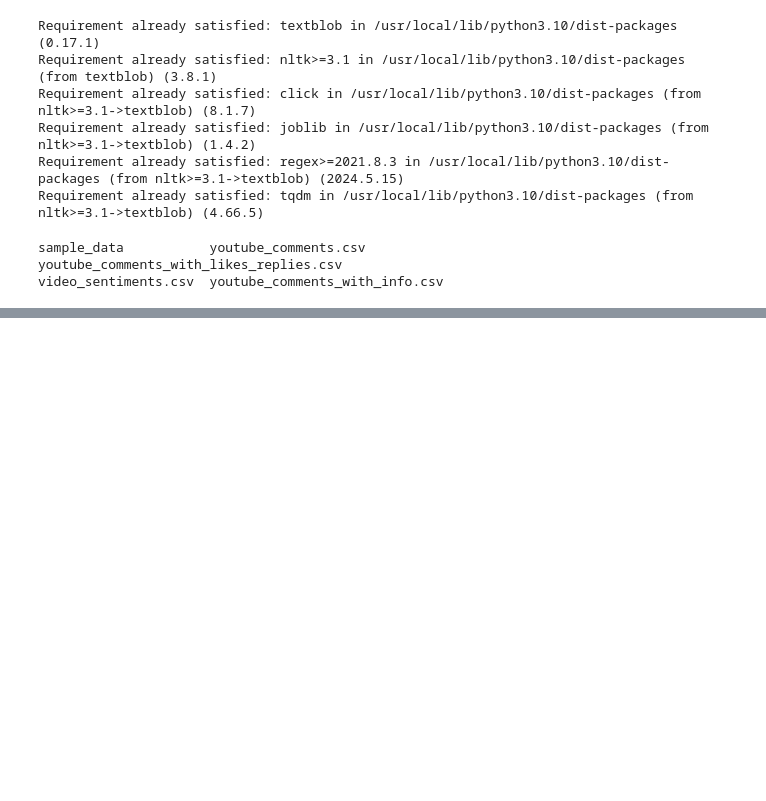
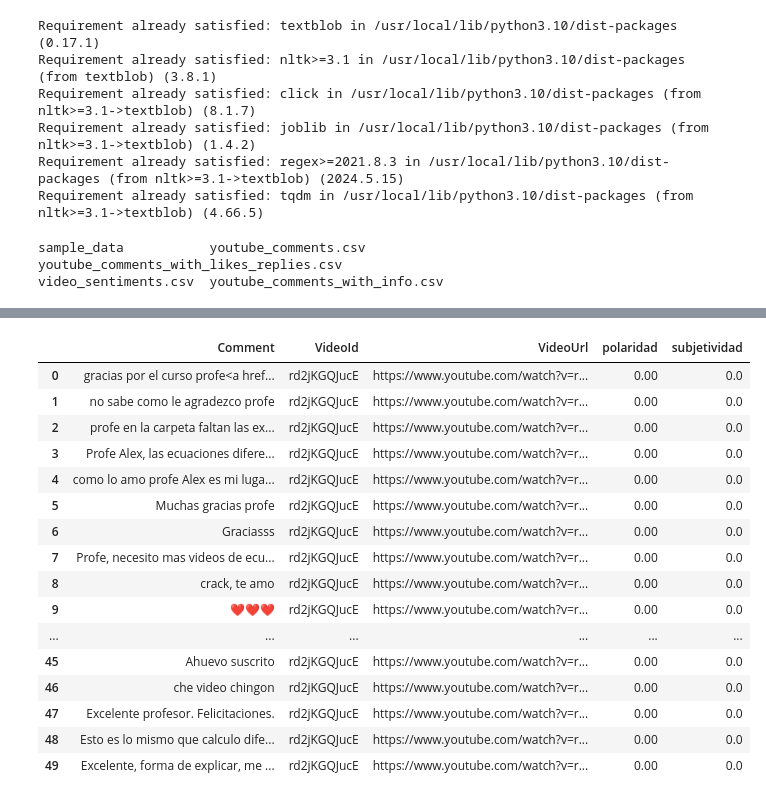
Before and after one commit to EHN8829/DUPD_FINAL, a Jupyter notebook: DUPD_FINAL.ipynb, the cells around one changed output, grey strips where cells are left out. Cells and saved outputs as stored; diff of their text form; code cells hidden in the pictures; blank space fills up the shorter version.

```diff
--- a/DUPD_FINAL.ipynb
+++ b/DUPD_FINAL.ipynb
@@ -1226,3 +1240,23 @@ FileNotFoundError: [Errno 2] No such file or directory: 'comments_data1.csv'
+# %%
+df.head(50)
+# %% [output]
+|  | Comment | VideoId | VideoUrl | polaridad | subjetividad |
+| 0 | gracias por el curso profe<a href... | rd2jKGQJucE | https://www.youtube.com/watch?v=r... | 0.00 | 0.0 |
+| 1 | no sabe como le agradezco profe | rd2jKGQJucE | https://www.youtube.com/watch?v=r... | 0.00 | 0.0 |
+| 2 | profe en la carpeta faltan las ex... | rd2jKGQJucE | https://www.youtube.com/watch?v=r... | 0.00 | 0.0 |
+| 3 | Profe Alex, las ecuaciones difere... | rd2jKGQJucE | https://www.youtube.com/watch?v=r... | 0.00 | 0.0 |
+| 4 | como lo amo profe Alex es mi luga... | rd2jKGQJucE | https://www.youtube.com/watch?v=r... | 0.00 | 0.0 |
+| 5 | Muchas gracias profe | rd2jKGQJucE | https://www.youtube.com/watch?v=r... | 0.00 | 0.0 |
+| 6 | Graciasss | rd2jKGQJucE | https://www.youtube.com/watch?v=r... | 0.00 | 0.0 |
+| 7 | Profe, necesito mas videos de ecu... | rd2jKGQJucE | https://www.youtube.com/watch?v=r... | 0.00 | 0.0 |
+| 8 | crack, te amo | rd2jKGQJucE | https://www.youtube.com/watch?v=r... | 0.00 | 0.0 |
+| 9 | ❤❤❤ | rd2jKGQJucE | https://www.youtube.com/watch?v=r... | 0.00 | 0.0 |
+| ... | ... | ... | ... | ... | ... |
+| 45 | Ahuevo suscrito | rd2jKGQJucE | https://www.youtube.com/watch?v=r... | 0.00 | 0.0 |
+| 46 | che video chingon | rd2jKGQJucE | https://www.youtube.com/watch?v=r... | 0.00 | 0.0 |
+| 47 | Excelente profesor. Felicitaciones. | rd2jKGQJucE | https://www.youtube.com/watch?v=r... | 0.00 | 0.0 |
+| 48 | Esto es lo mismo que calculo dife... | rd2jKGQJucE | https://www.youtube.com/watch?v=r... | 0.00 | 0.0 |
+| 49 | Excelente, forma de explicar, me ... | rd2jKGQJucE | https://www.youtube.com/watch?v=r... | 0.00 | 0.0 |
 # %%
 df['polaridad']=df['Comment'].apply(lambda x: TextBlob(x).sentiment.polarity)
 df['subjetividad']=df['Comment'].apply(lambda x: TextBlob(x).sentiment.subjectivity)
```
Also changed, not shown: parts of 15 cells of this notebook.
